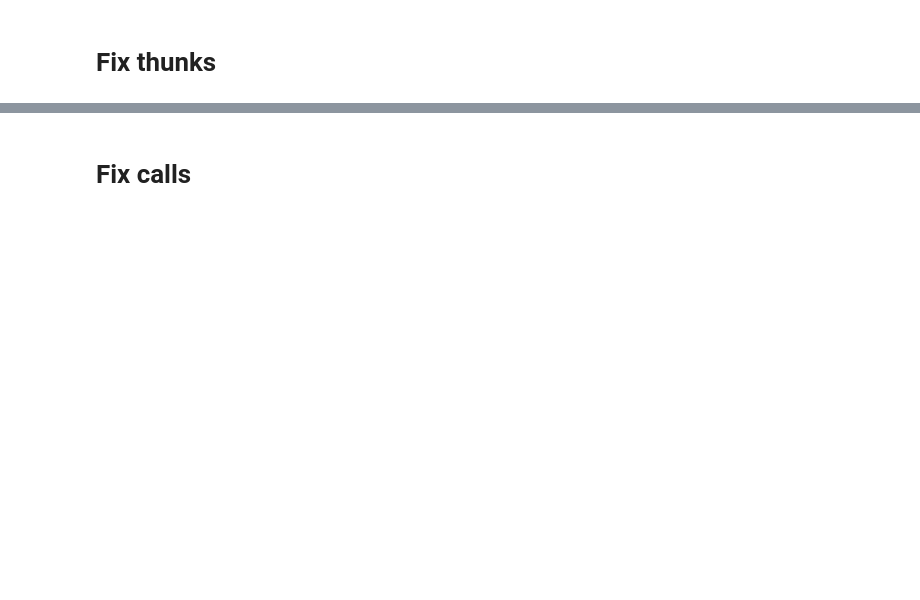
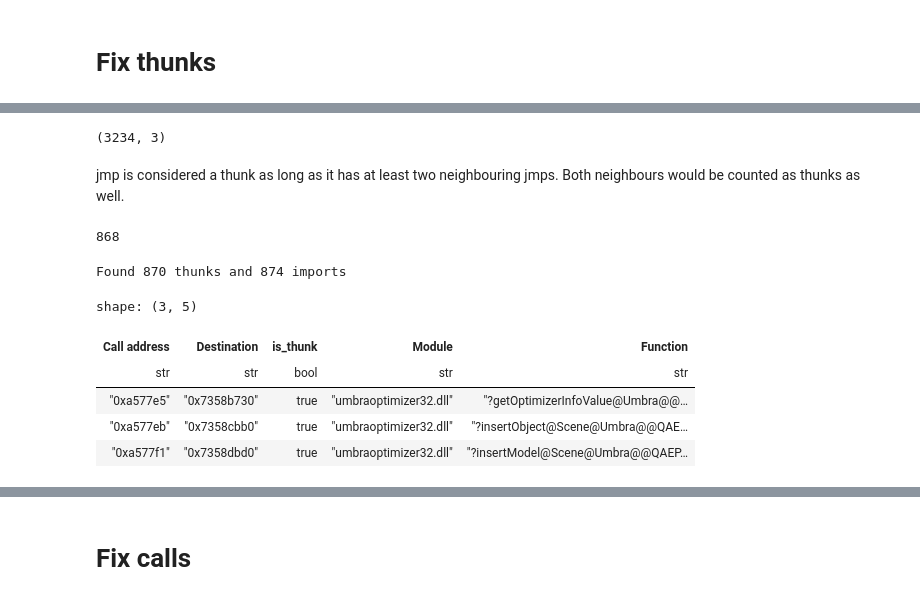
Before and after one commit to stndart/PatchingPE, a Jupyter notebook: notebooks/01-patch-v2.ipynb, the cells around one changed output, grey strips where cells are left out. Cells and saved outputs as stored; diff of their text form; code cells hidden in the pictures; blank space fills up the shorter version.

```diff
--- a/notebooks/01-patch-v2.ipynb
+++ b/notebooks/01-patch-v2.ipynb
@@ -209,0 +256,63 @@ shutil.move(temp, patched_path)
+# %%
+valid_addresses = set(dump_imports["Address"].to_list())
+thunks = thunks.filter(pl.col("Destination").is_in(valid_addresses))
+print(thunks.shape)
+# %% [output]
+(3234, 3)
+# %% [markdown]
+jmp is considered a thunk as long as it has at least two neighbouring jmps. Both neighbours would be counted as thunks as well.
+# %%
+get_addr = pl.col("Call address").str.slice(2).str.to_integer(base=16)
+is_prev = pl.col("Int_addr").shift(1) + 6 == pl.col("Int_addr")
+is_next = pl.col("Int_addr").shift(-1) - 6 == pl.col("Int_addr")
+
+# thunks = thunks.with_columns([is_prev.alias('is_prev'), is_next.alias('is_next')])
+
+thunks = thunks.with_columns(get_addr.alias("Int_addr"))
+thunks = thunks.with_columns((is_next & is_prev).alias("is_thunk"))
+thunks = thunks.with_columns(pl.col("is_thunk") | pl.col("is_thunk").shift(1) | pl.col("is_thunk").shift(-1))
+thunks.filter("is_thunk").shape[0]
+# %% [output]
+868
+# %%
+# additional thunks
+thunks = thunks.with_columns(pl.col("is_thunk") | (pl.col("Call address") == "0x14aaadb"))
+thunks = thunks.with_columns(pl.col("is_thunk") | (pl.col("Call address") == "0x14aaad5"))
+
+thunks = thunks.with_columns(pl.col("is_thunk") | (pl.col("Call address") == "0x14aa9f5"))
+thunks = thunks.with_columns(pl.col("is_thunk") | (pl.col("Call address") == "0x14aa9fb"))
+
+thunks = thunks.with_columns(pl.col("is_thunk") | (pl.col("Call address") == "0x14aab3d"))
+
+thunks = thunks.with_columns(pl.col("is_thunk") | (pl.col("Call address") == "0x14ab35d"))
+thunks = thunks.with_columns(pl.col("is_thunk") | (pl.col("Call address") == "0x14ab363"))
+
+thunks = thunks.with_columns(pl.col("is_thunk") | (pl.col("Call address") == "0x14ab405"))
+thunks = thunks.with_columns(pl.col("is_thunk") | (pl.col("Call address") == "0x14ab40b"))
+
+thunks = thunks.with_columns(pl.col("is_thunk") | (pl.col("Call address") == "0x14ab767"))
+thunks = thunks.with_columns(pl.col("is_thunk") | (pl.col("Call address") == "0x14ab76d"))
+
+thunks = thunks.with_columns(pl.col("is_thunk") | (pl.col("Call address") == "0x14abc33"))
+thunks = thunks.with_columns(pl.col("is_thunk") | (pl.col("Call address") == "0x14abc39"))
+
+thunks = thunks.with_columns(pl.col("is_thunk") | (pl.col("Call address") == "0x14abe61"))
+
+thunks = thunks.with_columns(pl.col("is_thunk") | (pl.col("Call address") == "0xcedcb1"))
+
+thunks = thunks.with_columns(pl.col("is_thunk") | (pl.col("Call address") == "0xcedcf1"))
+# %%
+thunks = thunks.filter("is_thunk").drop("Int_addr")
+print(f"Found {thunks.filter("is_thunk").unique("Destination").shape[0]} thunks and {iat.unique("Address").shape[0]} imports")
+# %% [output]
+Found 870 thunks and 874 imports
+# %%
+thunks = thunks.join(iat.select("Module", "Function", "Address"), left_on="Destination", right_on="Address", how='left')
+thunks.head(3)
+# %% [output]
+shape: (3, 5)
+| Call address | Destination | is_thunk | Module | Function |
+| str | str | bool | str | str |
+| "0xa577e5" | "0x7358b730" | true | "umbraoptimizer32.dll" | "?getOptimizerInfoValue@Umbra@@… |
+| "0xa577eb" | "0x7358cbb0" | true | "umbraoptimizer32.dll" | "?insertObject@Scene@Umbra@@QAE… |
+| "0xa577f1" | "0x7358dbd0" | true | "umbraoptimizer32.dll" | "?insertModel@Scene@Umbra@@QAEP… |
```
Also changed, not shown: parts of 35 cells of this notebook, 21 other files.
